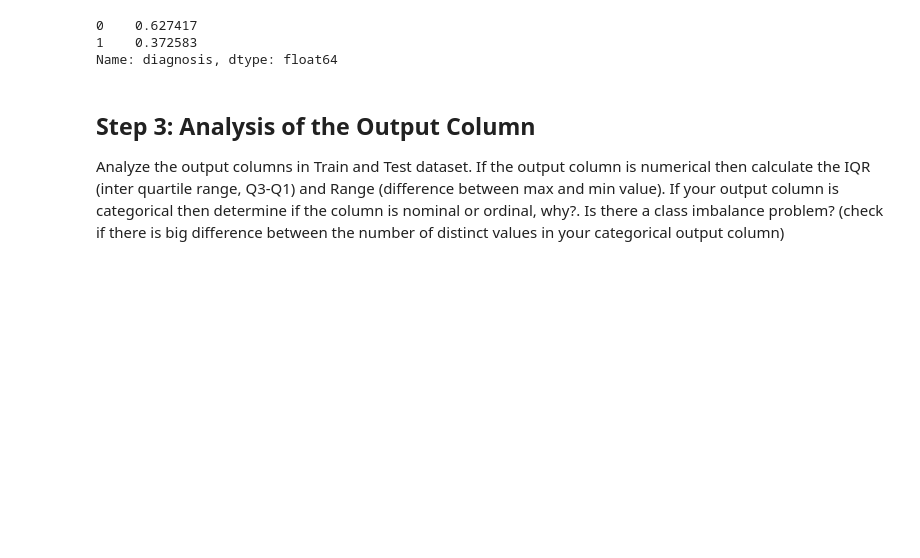
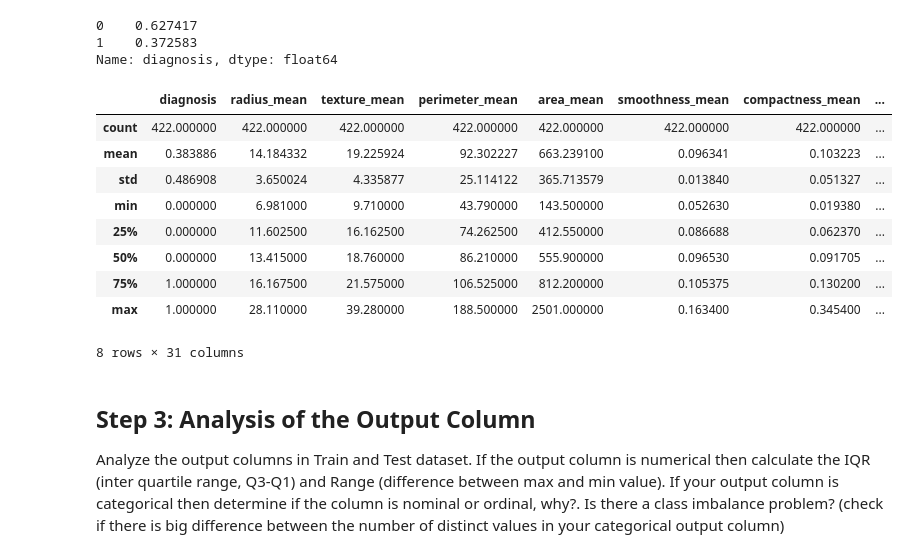
Before and after one commit to eneskemalergin/Data_Mining_Spring2017, a Jupyter notebook: Project/theAwesome_PredModel.ipynb, the cells around one changed output. Cells and saved outputs as stored; diff of their text form; code cells hidden in the pictures; blank space fills up the shorter version.

```diff
--- a/Project/theAwesome_PredModel.ipynb
+++ b/Project/theAwesome_PredModel.ipynb
@@ -101,6 +128,19 @@ import numpy as np # Linear algebra and numerical apps
 msk = np.random.rand(len(df)) < 0.7
 train_df = df[msk]
 test_df = df[~msk]
+# %%
+train_df.describe()
+# %% [output]
+|  | diagnosis | radius_mean | texture_mean | perimeter_mean | area_mean | smoothness_mean | compactness_mean | ... |
+| count | 422.000000 | 422.000000 | 422.000000 | 422.000000 | 422.000000 | 422.000000 | 422.000000 | ... |
+| mean | 0.383886 | 14.184332 | 19.225924 | 92.302227 | 663.239100 | 0.096341 | 0.103223 | ... |
+| std | 0.486908 | 3.650024 | 4.335877 | 25.114122 | 365.713579 | 0.013840 | 0.051327 | ... |
+| min | 0.000000 | 6.981000 | 9.710000 | 43.790000 | 143.500000 | 0.052630 | 0.019380 | ... |
+| 25% | 0.000000 | 11.602500 | 16.162500 | 74.262500 | 412.550000 | 0.086688 | 0.062370 | ... |
+| 50% | 0.000000 | 13.415000 | 18.760000 | 86.210000 | 555.900000 | 0.096530 | 0.091705 | ... |
+| 75% | 1.000000 | 16.167500 | 21.575000 | 106.525000 | 812.200000 | 0.105375 | 0.130200 | ... |
+| max | 1.000000 | 28.110000 | 39.280000 | 188.500000 | 2501.000000 | 0.163400 | 0.345400 | ... |
+8 rows × 31 columns
 # %% [markdown]
 Step 3: Analysis of the Output Column
 ---
```
Also changed, not shown: parts of 4 cells of this notebook, 3 other files.
